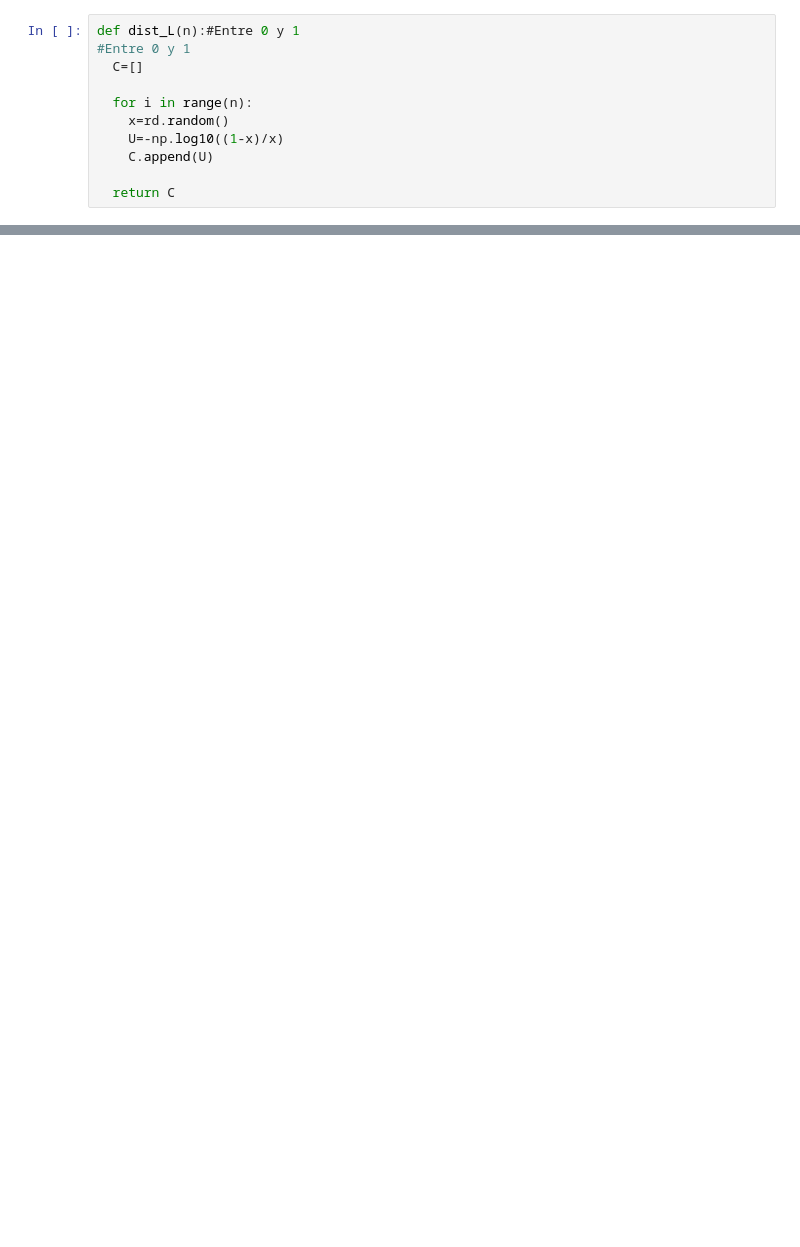
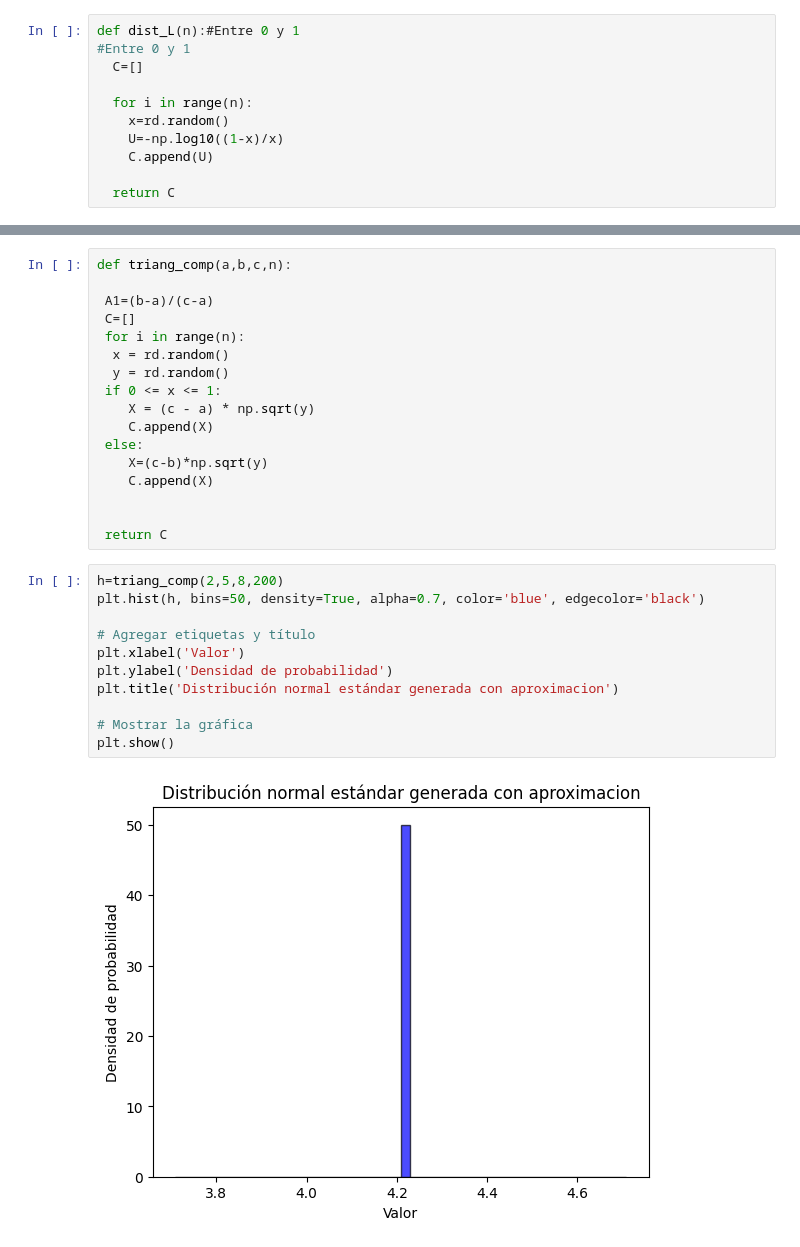
Before and after one commit to Zarate73/Simulaci-n-, a Jupyter notebook: Catalogo_de_distribuciones.ipynb, the cells around one changed output, grey strips where cells are left out. Cells and saved outputs as stored; diff of their text form; blank space fills up the shorter version.

```diff
--- a/Catalogo_de_distribuciones.ipynb
+++ b/Catalogo_de_distribuciones.ipynb
@@ -439,0 +558,30 @@ plt.show()
+# %%
+def triang_comp(a,b,c,n):
+
+ A1=(b-a)/(c-a)
+ C=[]
+ for i in range(n):
+  x = rd.random()
+  y = rd.random()
+ if 0 <= x <= 1:
+    X = (c - a) * np.sqrt(y)
+    C.append(X)
+ else:
+    X=(c-b)*np.sqrt(y)
+    C.append(X)
+
+
+ return C
+# %%
+h=triang_comp(2,5,8,200)
+plt.hist(h, bins=50, density=True, alpha=0.7, color='blue', edgecolor='black')
+
+# Agregar etiquetas y título
+plt.xlabel('Valor')
+plt.ylabel('Densidad de probabilidad')
+plt.title('Distribución normal estándar generada con aproximacion')
+
+# Mostrar la gráfica
+plt.show()
+# %% [output]
+[figure, added]
```
Also changed, not shown: parts of 28 cells of this notebook.
